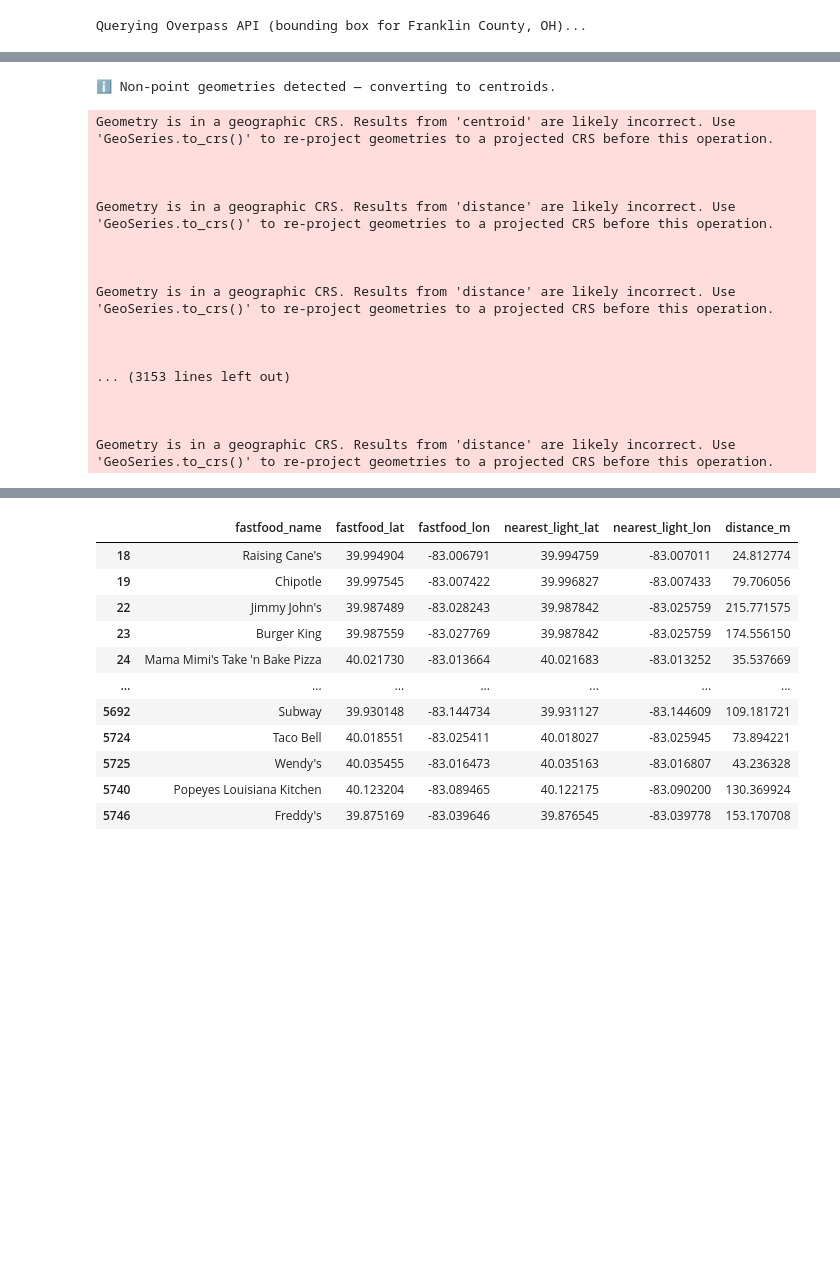
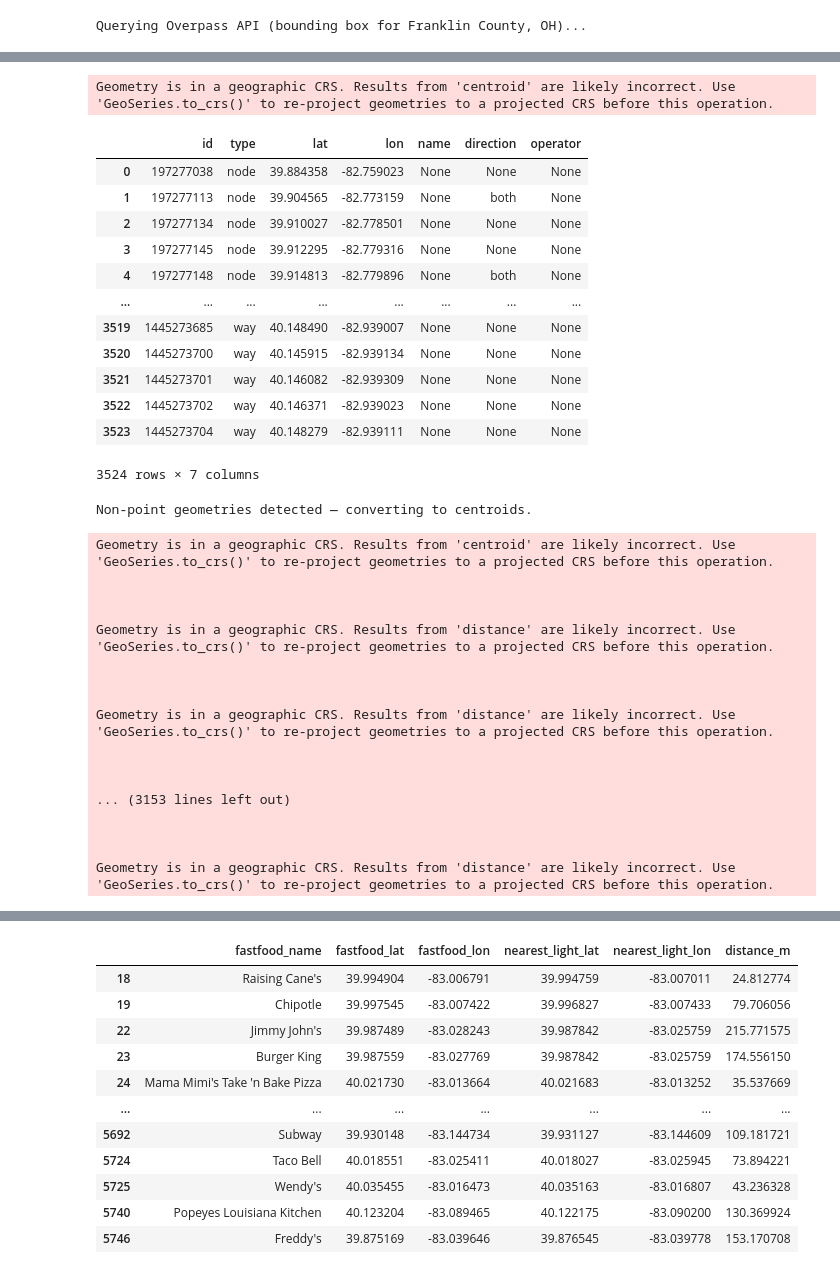
Before and after one commit to Erdos-Projects/fall-2025-crash-course-in-fast-food, a Jupyter notebook: get_traffic_light_locations.ipynb, the cells around one changed output, grey strips where cells are left out. Drawn from its saved outputs; the diff is of its cells as text; code cells hidden in the pictures; blank space fills up the shorter version.

```diff
--- a/get_traffic_light_locations.ipynb
+++ b/get_traffic_light_locations.ipynb
@@ -66,2 +66,33 @@ Geometry is in a geographic CRS. Results from 'centroid' are likely incorrect. U
+# %%
+# for comparison, load the pizza locations
+
+pizza_path = "Data/pizza_location_name_cuisine.gpkg"
+
+pizza = gpd.read_file(pizza_path)
+pizza = pizza.to_crs(epsg=4326)  # ensure WGS84 lat/lon
+# Convert non-point geometries to centroids
+if not all(pizza.geometry.geom_type == "Point"):
+    pizza["geometry"] = pizza.geometry.centroid
+
+pizza["lat"] = pizza.geometry.y
+pizza["lon"] = pizza.geometry.x
+# %% [output]
+Geometry is in a geographic CRS. Results from 'centroid' are likely incorrect. Use 'GeoSeries.to_crs()' to re-project geometries to a projected CRS before this operation.
+# %%
+df
+# %% [output]
+|  | id | type | lat | lon | name | direction | operator |
+| 0 | 197277038 | node | 39.884358 | -82.759023 | None | None | None |
+| 1 | 197277113 | node | 39.904565 | -82.773159 | None | both | None |
+| 2 | 197277134 | node | 39.910027 | -82.778501 | None | None | None |
+| 3 | 197277145 | node | 39.912295 | -82.779316 | None | None | None |
+| 4 | 197277148 | node | 39.914813 | -82.779896 | None | both | None |
+| ... | ... | ... | ... | ... | ... | ... | ... |
+| 3519 | 1445273685 | way | 40.148490 | -82.939007 | None | None | None |
+| 3520 | 1445273700 | way | 40.145915 | -82.939134 | None | None | None |
+| 3521 | 1445273701 | way | 40.146082 | -82.939309 | None | None | None |
+| 3522 | 1445273702 | way | 40.146371 | -82.939023 | None | None | None |
+| 3523 | 1445273704 | way | 40.148279 | -82.939111 | None | None | None |
+3524 rows × 7 columns
 # %%
 fig = px.scatter_mapbox(
@@ -95,11 +137,10 @@ import pandas as pd
 import geopandas as gpd
 from shapely.geometry import Point
 
-# --- 1. Load data ---
-# Fast-food places from GeoPackage
+# Load fastfood places from GeoPackage
 fastfood_gdf = gpd.read_file("Data/fastfood_location_name_amenity.gpkg").to_crs(epsg=4326)
 if not all(fastfood_gdf.geometry.geom_type == "Point"):
-    print("ℹ️ Non-point geometries detected — converting to centroids.")
+    print("Non-point geometries detected — converting to centroids.")
     fastfood_gdf["geometry"] = fastfood_gdf.geometry.centroid
 
 # Traffic lights from the CSV generated earlier
@@ -110,7 +151,7 @@ traffic_gdf = gpd.GeoDataFrame(
     crs="EPSG:4326"
 )
 
-# --- 2. Project to local metric CRS (UTM 17N for Ohio) ---
+# Project to local metric CRS (UTM 17N for Ohio)
 fastfood_gdf = fastfood_gdf.to_crs(epsg=26917)
 fastfood_gdf = fastfood_gdf.to_crs(epsg=4326)
 
@@ -135,7 +176,7 @@ for ff_geom in fastfood_gdf.geometry:
     nearest_indices.append(nearest_idx)
     nearest_distances.append(distances[nearest_idx])
 
-# --- 4. Build results DataFrame ---
+# Build DataFrame
 nearest_df = pd.DataFrame({
     "fastfood_name": fastfood_gdf.get("name_normalized", pd.Series([None]*len(fastfood_gdf))),
     "fastfood_lat": fastfood_gdf.to_crs(epsg=4326).geometry.y,
@@ -145,10 +186,10 @@ nearest_df = pd.DataFrame({
     "distance_m": nearest_distances,
 })
 
-# --- 5. Save results ---
-#nearest_df.to_csv("fastfood_nearest_trafficlight.csv", index=False)
+# save results to csv
+nearest_df.to_csv("Data/fastfood_nearest_trafficlight.csv", index=False)
 # %% [output]
-ℹ️ Non-point geometries detected — converting to centroids.
+Non-point geometries detected — converting to centroids.
 Geometry is in a geographic CRS. Results from 'centroid' are likely incorrect. Use 'GeoSeries.to_crs()' to re-project geometries to a projected CRS before this operation.
 
 
```
Also changed, not shown: parts of 8 cells of this notebook, 4 other files.
